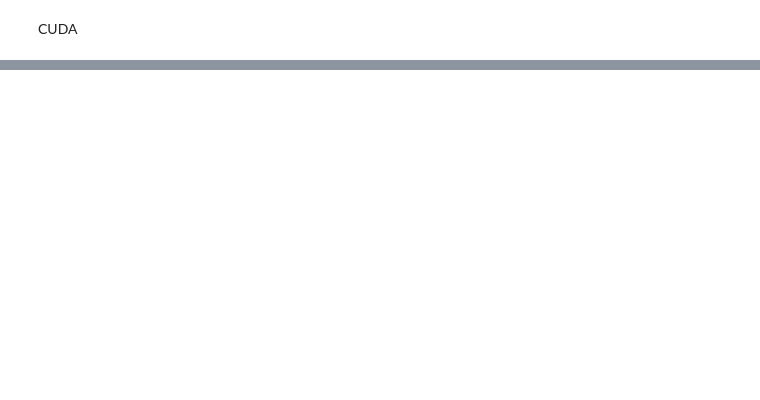
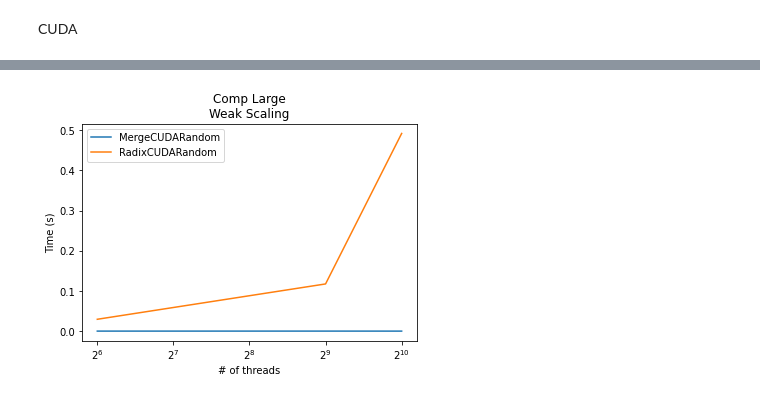
Before and after one commit to Sofia-Ortega/ParallelComputingProject, a Jupyter notebook: PerformanceEval/WeakScalingComp.ipynb, the cells around one changed output, grey strips where cells are left out. Drawn from its saved outputs; the diff is of its cells as text; code cells hidden in the pictures; blank space fills up the shorter version.

```diff
--- a/PerformanceEval/WeakScalingComp.ipynb
+++ b/PerformanceEval/WeakScalingComp.ipynb
@@ -158,22 +151,24 @@ def plot_weak_scaling(algos, values, time_type, title, xlabel, ylabel, savedir=N
     if savedir != None:
         plt.save(savedir)
 
-def plot_weak_scaling_CUDA(algoname, algo, values, time_type, title, xlabel, ylabel, savedir=None):
+def plot_weak_scaling_CUDA(algos, values, time_type, title, xlabel, ylabel, savedir=None):
     fig = plt.figure()
     ax = fig.add_subplot(1, 1, 1)
     ax.set_title(title)
     ax.set_xlabel(xlabel)
     ax.set_ylabel(ylabel)
 
-    xvals = [64, 512, 1024]
-    sizePerXVal = [2**24, 2**26, 2**28]
-    yvals = []
-    for idx, val in enumerate(sizePerXVal):
-        correctNumProcs = algo.loc[algo['num_procs'] == xvals[idx]]
-        times = correctNumProcs[val][time_type]
-        yvals.append(float(times.iloc[0]))
+    for key in algos.keys():
+        algo = algos[key]
+        xvals = [64, 512, 1024]
+        sizePerXVal = [2**24, 2**26, 2**28]
+        yvals = []
+        for idx, val in enumerate(sizePerXVal):
+            correctNumProcs = algo.loc[algo['num_procs'] == xvals[idx]]
+            times = correctNumProcs[val][time_type]
+            yvals.append(float(times.iloc[0]))
 
-    ax.plot(xvals, yvals, label = algoname)
+        ax.plot(xvals, yvals, label = key)
 
     ax.legend()
     plt.xscale("log", base=2)
@@ -219,0 +193,4 @@ for key in algosCompCUDA.keys():
+# %%
+plot_weak_scaling_CUDA(algosCompCUDA, values, 'Avg time/rank', 'Comp Large\nWeak Scaling', '# of threads', 'Time (s)')
+# %% [output]
+[figure, added]
```
Also changed, not shown: parts of 5 cells of this notebook.
